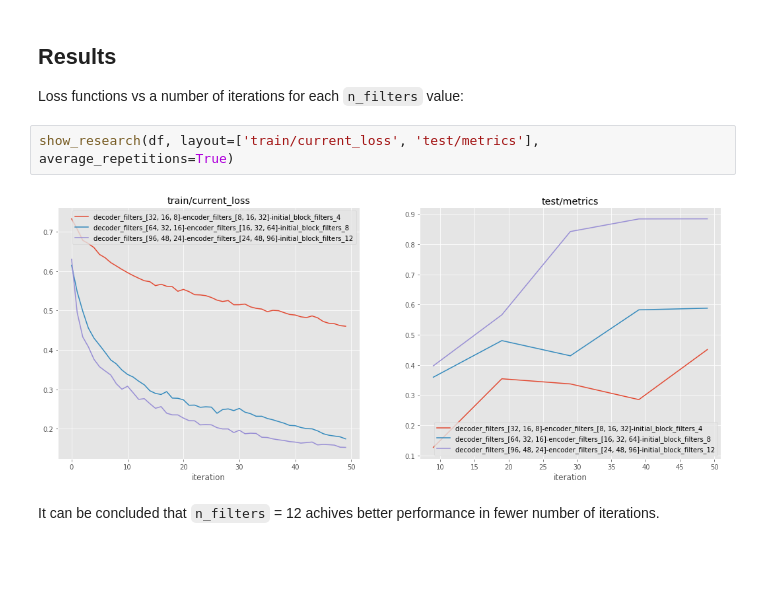
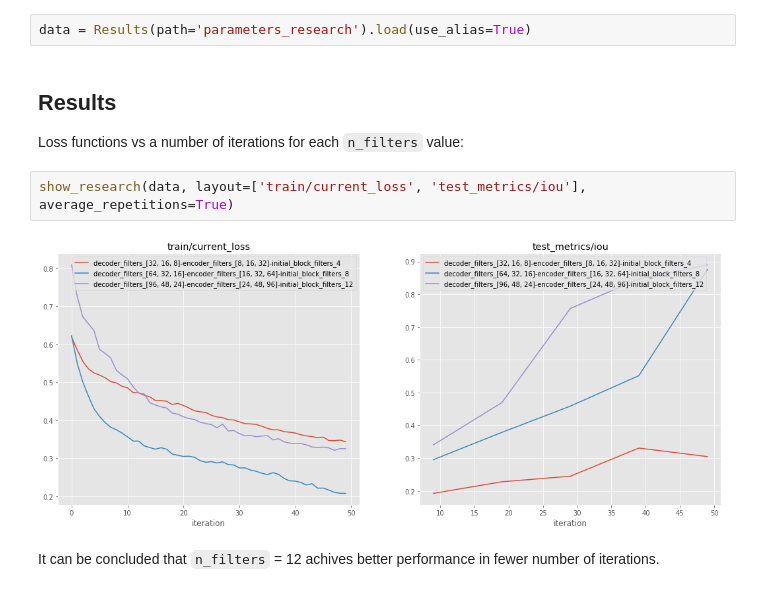
Before and after one commit to gazprom-neft/standards, a Jupyter notebook: model_description/segmentation_model/parameters_estimation.ipynb, the cells around one changed output. Cells and saved outputs as stored; diff of their text form; blank space fills up the shorter version.

Commit message:
segmentation parameters  estiation recalculated

```diff
--- a/model_description/segmentation_model/parameters_estimation.ipynb
+++ b/model_description/segmentation_model/parameters_estimation.ipynb
@@ -125,11 +123,13 @@ df.loc[df['name'] == 'test', 'metrics'] = view.apply(lambda x: x.evaluate('iou',
+# %%
+data = Results(path='parameters_research').load(use_alias=True)
 # %% [markdown]
 ## Results
 
 Loss functions vs a number of iterations for each `n_filters` value:
 # %%
-show_research(df, layout=['train/current_loss', 'test/metrics'], average_repetitions=True)
+show_research(data, layout=['train/current_loss', 'test_metrics/iou'], average_repetitions=True)
 # %% [output]
-[figure, old version]
+[figure, new version]
 # %% [markdown]
 It can be concluded that `n_filters` = 12 achives better performance in fewer number of iterations.
 # %% [markdown]
```
Also changed, not shown: parts of 4 cells of this notebook.
